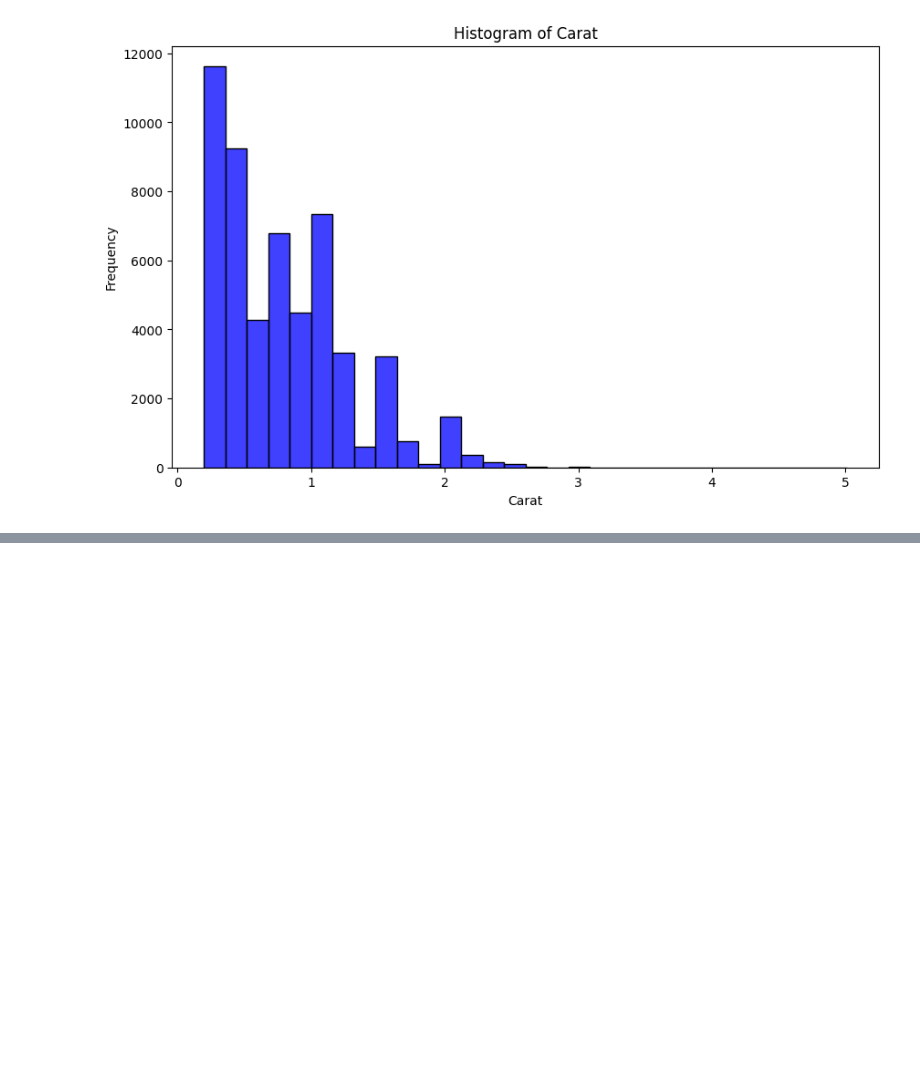
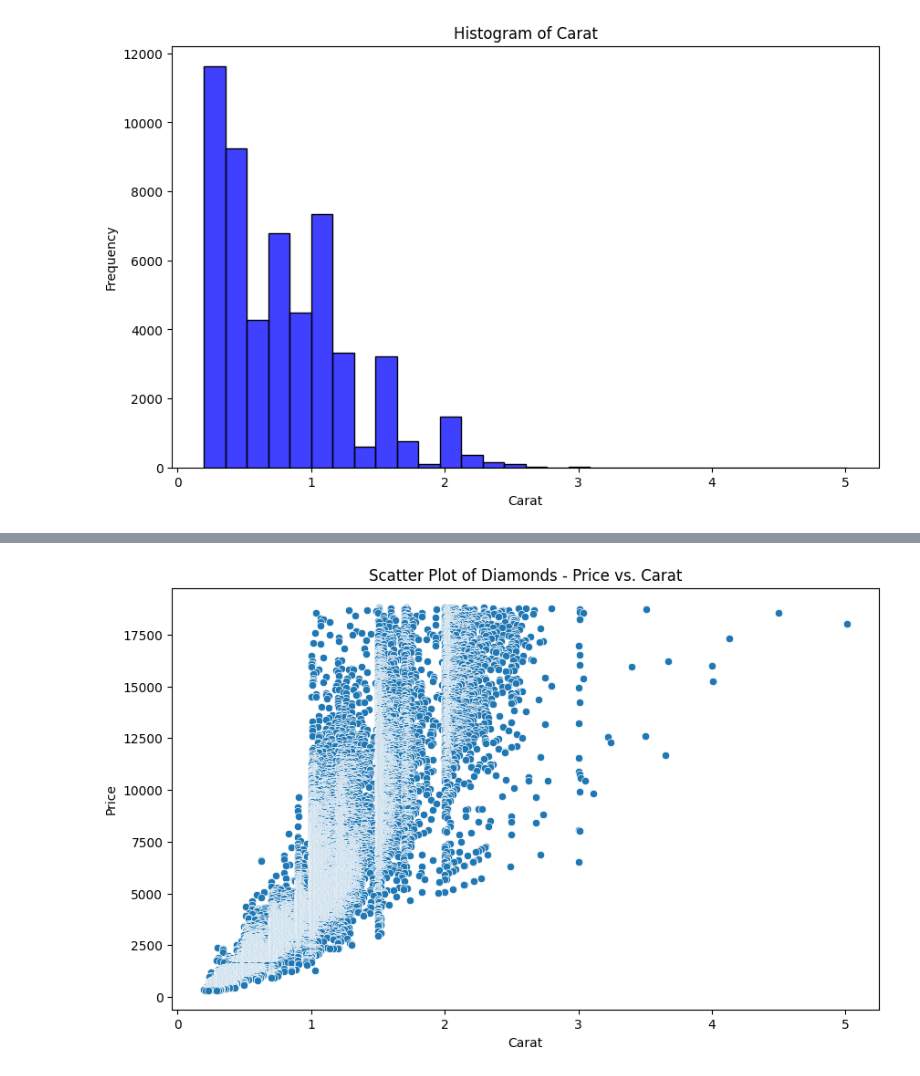
Before and after one commit to S572396/datafun-06-eda, a Jupyter notebook: sandraruiz_eda.ipynb/Untitled.ipynb, the cells around one changed output, grey strips where cells are left out. Cells and saved outputs as stored; diff of their text form; code cells hidden in the pictures; blank space fills up the shorter version.

Commit message:
questions and visuals added in

```diff
--- a/sandraruiz_eda.ipynb/Untitled.ipynb
+++ b/sandraruiz_eda.ipynb/Untitled.ipynb
@@ -124,0 +125,12 @@ plt.show()
+# %%
+import seaborn as sns
+
+# Load the diamonds dataset into a pandas DataFrame
+df = sns.load_dataset('diamonds')
+
+
+# Count the number of diamonds with each cut type
+cut_counts = df['cut'].value_counts()
+
+# Print the count of diamonds labeled 'Ideal'
+print("Number of diamonds labeled 'Ideal':", cut_counts['Ideal'])
@@ -124,0 +181,20 @@ plt.show()
+# %%
+import seaborn as sns
+import matplotlib.pyplot as plt
+
+# Sort the DataFrame by 'price' column in descending order
+sorted_df = df.sort_values(by='price', ascending=False)
+
+# Create a scatter plot
+plt.figure(figsize=(10, 6))
+sns.scatterplot(x='carat', y='price', data=sorted_df)
+
+# Set plot labels and title
+plt.xlabel('Carat')
+plt.ylabel('Price')
+plt.title('Scatter Plot of Diamonds - Price vs. Carat')
+
+# Display the plot
+plt.show()
+# %% [output]
+[figure, added]
```
Also changed, not shown: parts of 17 cells of this notebook, 3 other files.
